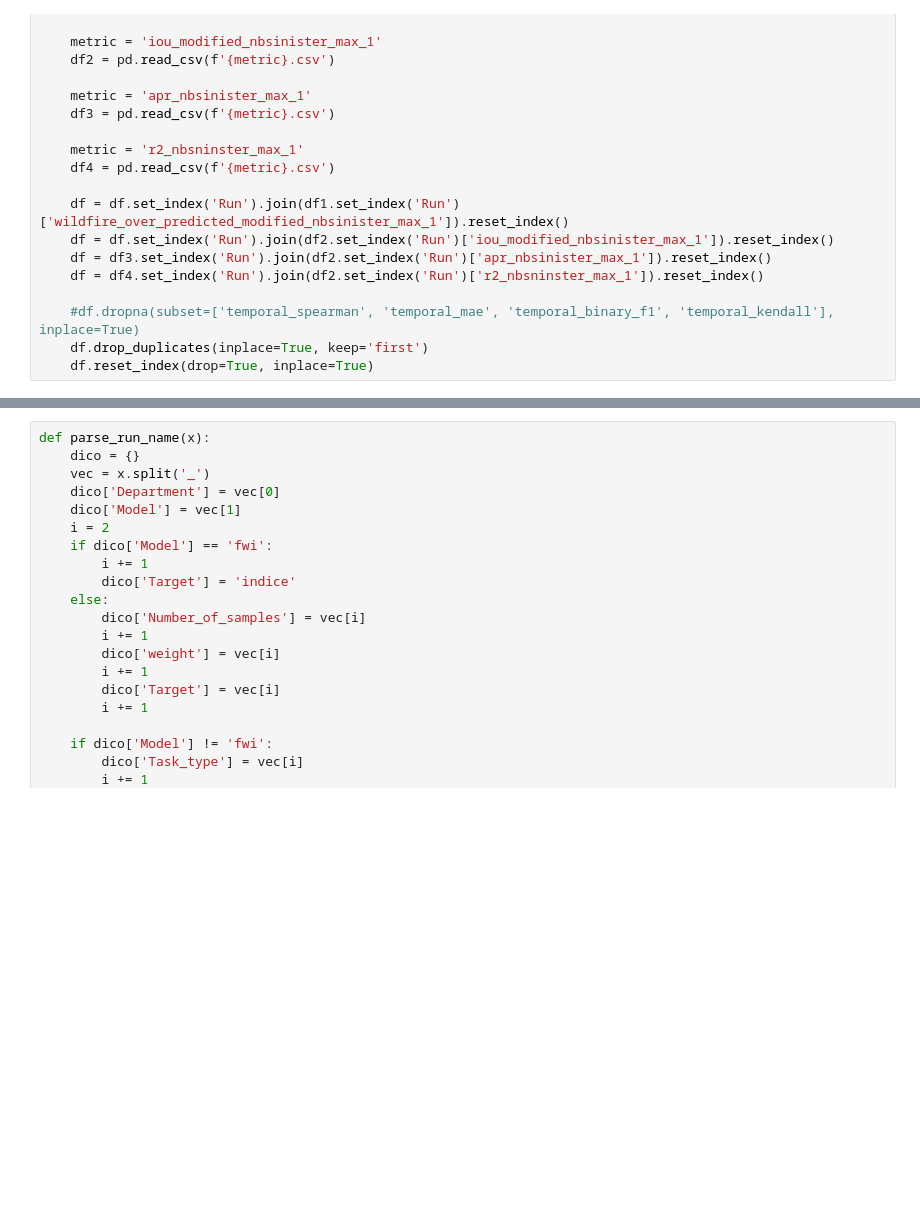
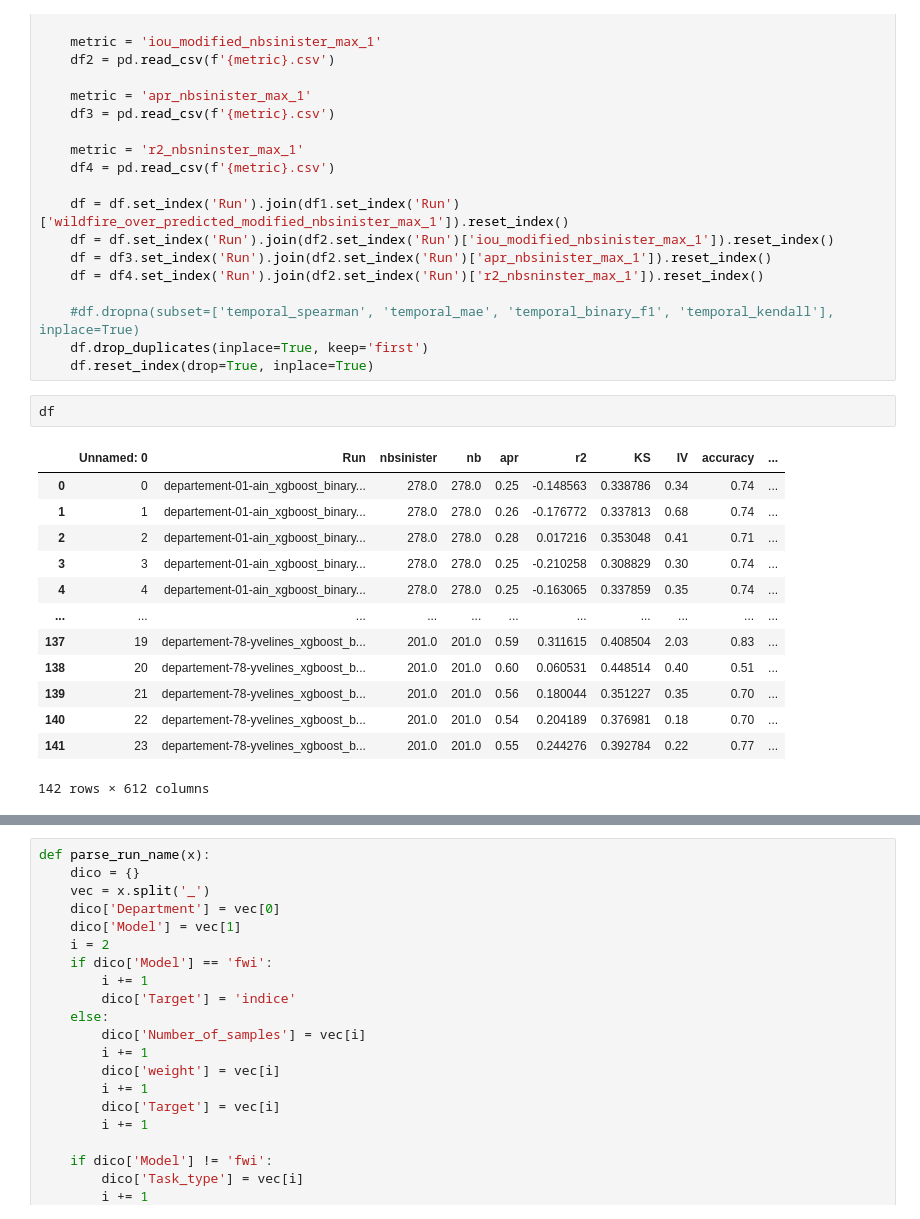
Before and after one commit to NicolasCaronPro/ST-GNN-for-wildifre-prediction, a Jupyter notebook: Prediction/experiment_default/figure.ipynb, the cells around one changed output, grey strips where cells are left out. Cells and saved outputs as stored; diff of their text form; blank space fills up the shorter version.

```diff
--- a/Prediction/experiment_default/figure.ipynb
+++ b/Prediction/experiment_default/figure.ipynb
@@ -75,5 +89,21 @@ if MLFLOW:
     #df.dropna(subset=['temporal_spearman', 'temporal_mae', 'temporal_binary_f1', 'temporal_kendall'], inplace=True)
     df.drop_duplicates(inplace=True, keep='first')
     df.reset_index(drop=True, inplace=True)
+# %%
+df
+# %% [output]
+|  | Unnamed: 0 | Run | nbsinister | nb | apr | r2 | KS | IV | accuracy | ... |
+| 0 | 0 | departement-01-ain_xgboost_binary... | 278.0 | 278.0 | 0.25 | -0.148563 | 0.338786 | 0.34 | 0.74 | ... |
+| 1 | 1 | departement-01-ain_xgboost_binary... | 278.0 | 278.0 | 0.26 | -0.176772 | 0.337813 | 0.68 | 0.74 | ... |
+| 2 | 2 | departement-01-ain_xgboost_binary... | 278.0 | 278.0 | 0.28 | 0.017216 | 0.353048 | 0.41 | 0.71 | ... |
+| 3 | 3 | departement-01-ain_xgboost_binary... | 278.0 | 278.0 | 0.25 | -0.210258 | 0.308829 | 0.30 | 0.74 | ... |
+| 4 | 4 | departement-01-ain_xgboost_binary... | 278.0 | 278.0 | 0.25 | -0.163065 | 0.337859 | 0.35 | 0.74 | ... |
+| ... | ... | ... | ... | ... | ... | ... | ... | ... | ... | ... |
+| 137 | 19 | departement-78-yvelines_xgboost_b... | 201.0 | 201.0 | 0.59 | 0.311615 | 0.408504 | 2.03 | 0.83 | ... |
+| 138 | 20 | departement-78-yvelines_xgboost_b... | 201.0 | 201.0 | 0.60 | 0.060531 | 0.448514 | 0.40 | 0.51 | ... |
+| 139 | 21 | departement-78-yvelines_xgboost_b... | 201.0 | 201.0 | 0.56 | 0.180044 | 0.351227 | 0.35 | 0.70 | ... |
+| 140 | 22 | departement-78-yvelines_xgboost_b... | 201.0 | 201.0 | 0.54 | 0.204189 | 0.376981 | 0.18 | 0.70 | ... |
+| 141 | 23 | departement-78-yvelines_xgboost_b... | 201.0 | 201.0 | 0.55 | 0.244276 | 0.392784 | 0.22 | 0.77 | ... |
+142 rows × 612 columns
 # %%
 df.loc[0, 'Run']
```
Also changed, not shown: parts of 7 cells of this notebook, 31 other files.
